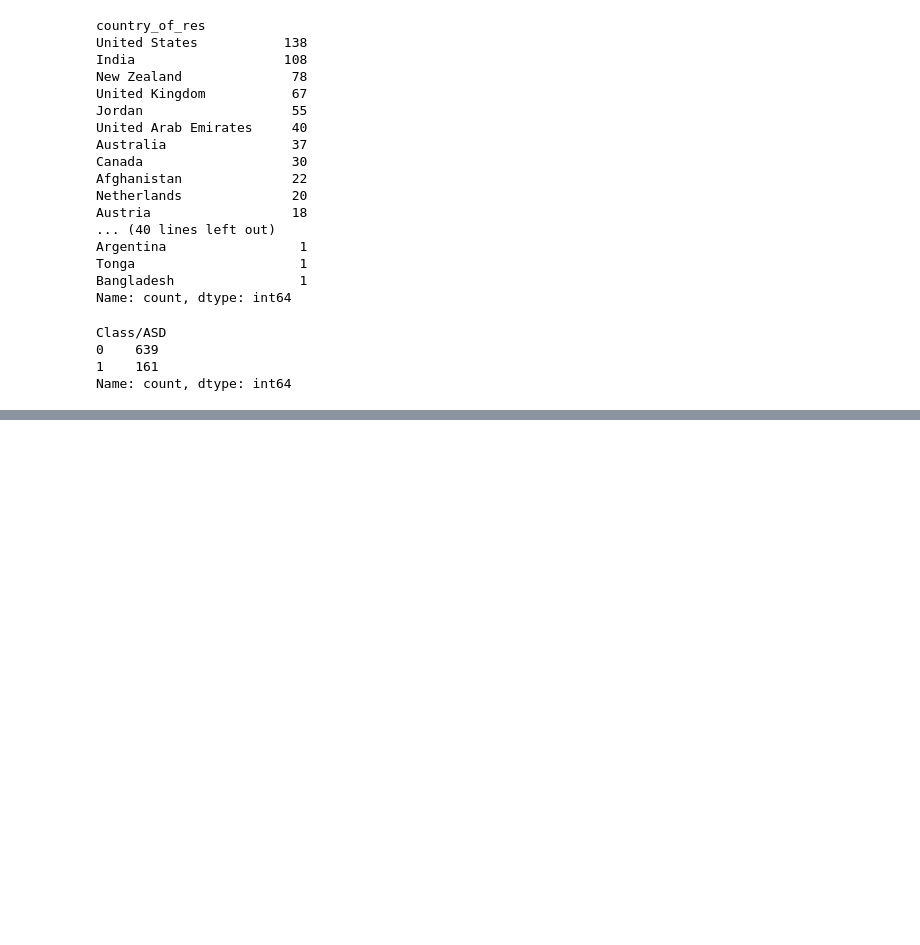
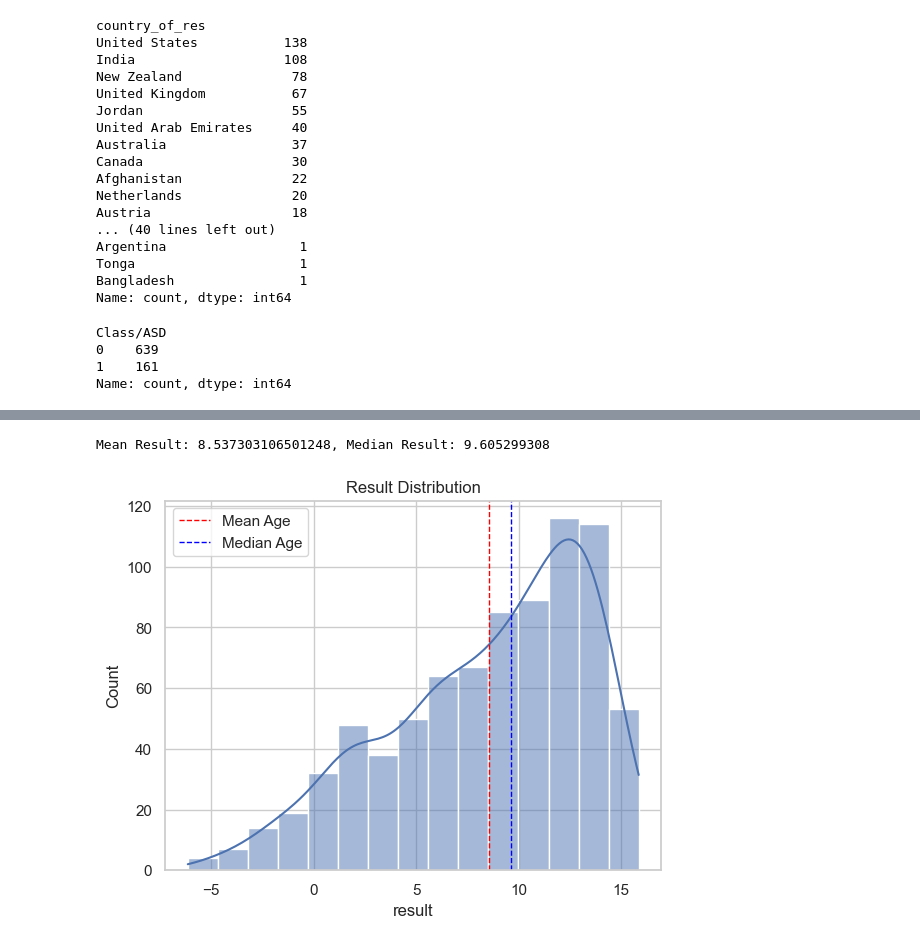
Before and after one commit to Charlene393/AutismPredictionSystem, a Jupyter notebook: model/autisimPrediction.ipynb, the cells around one changed output, grey strips where cells are left out. Drawn from its saved outputs; the diff is of its cells as text; code cells hidden in the pictures; blank space fills up the shorter version.

```diff
--- a/model/autisimPrediction.ipynb
+++ b/model/autisimPrediction.ipynb
@@ -215,0 +268,18 @@ Name: count, dtype: int64
+# %%
+sns.histplot(df['result'], kde = True)
+plt.title('Result Distribution')
+
+#Calculate mean and median
+mean_result = df['result'].mean()
+median_result = df['result'].median()
+
+print(f"Mean Result: {mean_result}, Median Result: {median_result}")
+
+#Add vertical lines for mean and median
+plt.axvline(mean_result, color='red', linestyle='dashed', linewidth=1, label='Mean Age')
+plt.axvline(median_result, color='blue', linestyle='dashed', linewidth=1, label='Median Age')
+plt.legend()
+plt.show()
+# %% [output]
+Mean Result: 8.537303106501248, Median Result: 9.605299308
+[figure, added]
```
Also changed, not shown: parts of 23 cells of this notebook, 1 other file.
